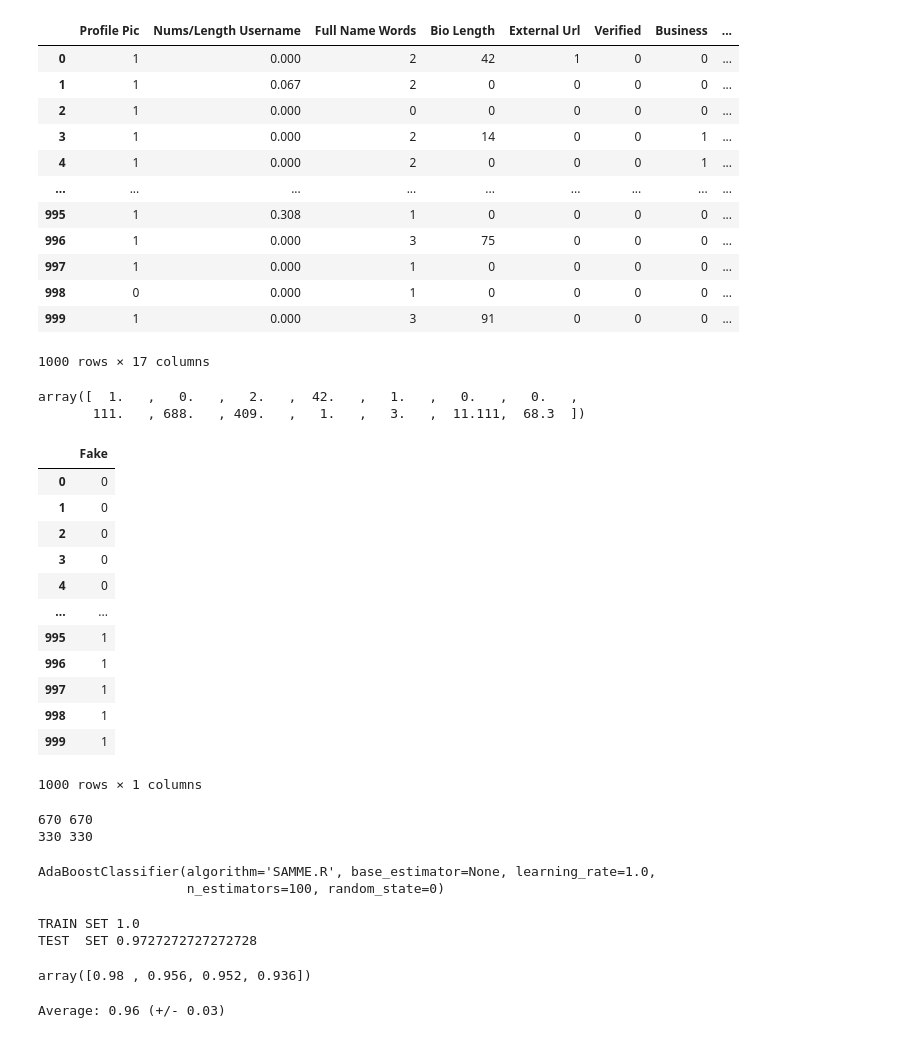
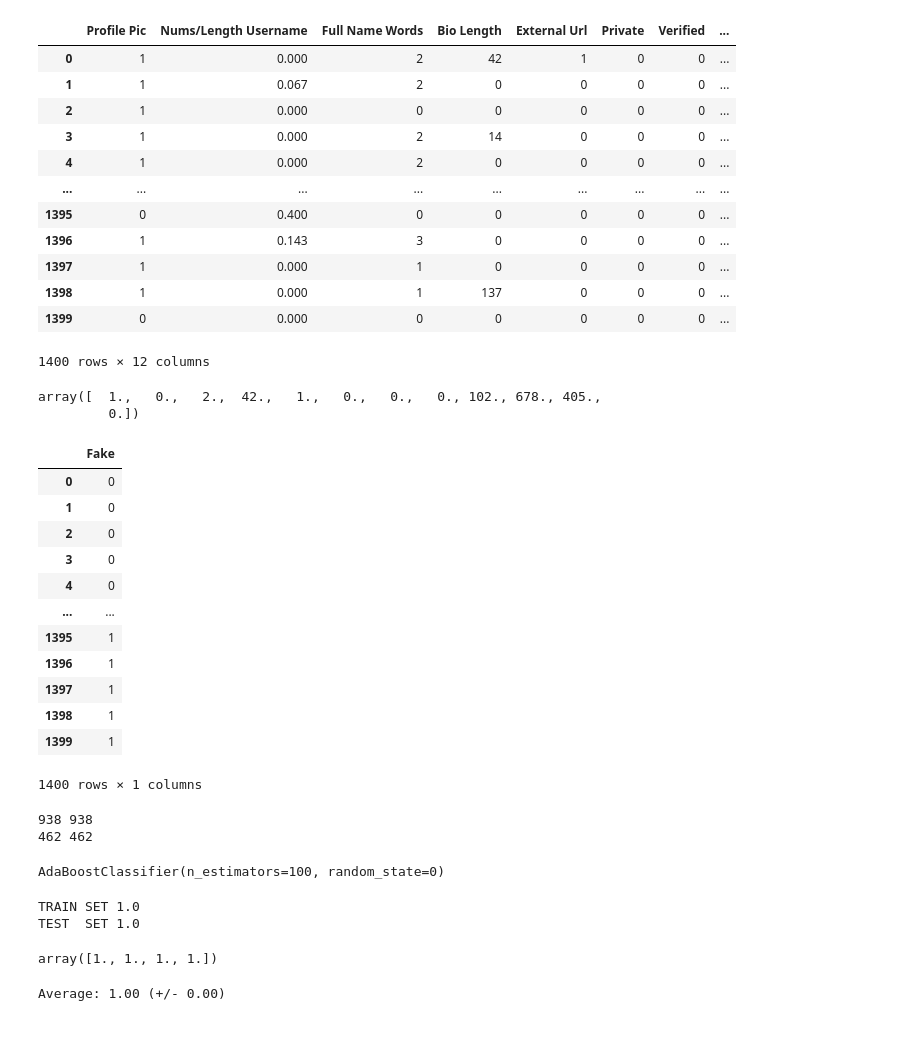
Before and after one commit to bisuraj/InstaTrust, a Jupyter notebook: ML Classifier/Public Account Classification/AdaBoost Classifier.ipynb, the cells around one changed output. Saved outputs shown, nothing was run; the diff lists cells and outputs as text; code cells hidden in the pictures.

```diff
--- a/ML Classifier/Public Account Classification/AdaBoost Classifier.ipynb
+++ b/ML Classifier/Public Account Classification/AdaBoost Classifier.ipynb
@@ -1,28 +10,28 @@
 # %%
 import pandas as pd
 
-df = pd.read_csv("../../dataset/public_dataset.csv")
+df = pd.read_csv("../../dataset/public_profile.csv")
 df
 # %% [output]
-|  | Profile Pic | Nums/Length Username | Full Name Words | Bio Length | External Url | Verified | Business | ... |
+|  | Profile Pic | Nums/Length Username | Full Name Words | Bio Length | External Url | Private | Verified | ... |
 | 0 | 1 | 0.000 | 2 | 42 | 1 | 0 | 0 | ... |
 | 1 | 1 | 0.067 | 2 | 0 | 0 | 0 | 0 | ... |
 | 2 | 1 | 0.000 | 0 | 0 | 0 | 0 | 0 | ... |
-| 3 | 1 | 0.000 | 2 | 14 | 0 | 0 | 1 | ... |
-| 4 | 1 | 0.000 | 2 | 0 | 0 | 0 | 1 | ... |
+| 3 | 1 | 0.000 | 2 | 14 | 0 | 0 | 0 | ... |
+| 4 | 1 | 0.000 | 2 | 0 | 0 | 0 | 0 | ... |
 | ... | ... | ... | ... | ... | ... | ... | ... | ... |
-| 995 | 1 | 0.308 | 1 | 0 | 0 | 0 | 0 | ... |
-| 996 | 1 | 0.000 | 3 | 75 | 0 | 0 | 0 | ... |
-| 997 | 1 | 0.000 | 1 | 0 | 0 | 0 | 0 | ... |
-| 998 | 0 | 0.000 | 1 | 0 | 0 | 0 | 0 | ... |
-| 999 | 1 | 0.000 | 3 | 91 | 0 | 0 | 0 | ... |
+| 1395 | 0 | 0.400 | 0 | 0 | 0 | 0 | 0 | ... |
+| 1396 | 1 | 0.143 | 3 | 0 | 0 | 0 | 0 | ... |
+| 1397 | 1 | 0.000 | 1 | 0 | 0 | 0 | 0 | ... |
+| 1398 | 1 | 0.000 | 1 | 137 | 0 | 0 | 0 | ... |
+| 1399 | 0 | 0.000 | 0 | 0 | 0 | 0 | 0 | ... |
-1000 rows × 17 columns
+1400 rows × 12 columns
 # %%
 X=df.iloc[:, 0:14].values
 X[0]
 # %% [output]
-array([  1.   ,   0.   ,   2.   ,  42.   ,   1.   ,   0.   ,   0.   ,
-       111.   , 688.   , 409.   ,   1.   ,   3.   ,  11.111,  68.3  ])
+array([  1.,   0.,   2.,  42.,   1.,   0.,   0.,   0., 102., 678., 405.,
+         0.])
 # %%
 y=df[['Fake']]
 y
@@ -34,12 +43,12 @@ y
 | 3 | 0 |
 | 4 | 0 |
 | ... | ... |
-| 995 | 1 |
-| 996 | 1 |
-| 997 | 1 |
-| 998 | 1 |
-| 999 | 1 |
+| 1395 | 1 |
+| 1396 | 1 |
+| 1397 | 1 |
+| 1398 | 1 |
+| 1399 | 1 |
-1000 rows × 1 columns
+1400 rows × 1 columns
 # %%
 from sklearn.model_selection import train_test_split
 X_train, X_test, y_train, y_test = train_test_split(X, y, test_size=0.33, random_state=42)
@@ -47,8 +56,8 @@ X_train, X_test, y_train, y_test = train_test_split(X, y, test_size=0.33, random
 print(len(X_train), len(y_train))
 print(len(X_test), len(y_test))
 # %% [output]
-670 670
-330 330
+938 938
+462 462
 # %%
 #AdaBoost
 from sklearn.ensemble import AdaBoostClassifier
@@ -56,24 +65,23 @@ clf = AdaBoostClassifier(n_estimators=100, random_state=0)
 # %%
 clf.fit(X_train, y_train.values.ravel())
 # %% [output]
-AdaBoostClassifier(algorithm='SAMME.R', base_estimator=None, learning_rate=1.0,
-                   n_estimators=100, random_state=0)
+AdaBoostClassifier(n_estimators=100, random_state=0)
 # %%
 print("TRAIN SET", clf.score(X_train, y_train))
 print("TEST  SET", clf.score(X_test, y_test))
 # %% [output]
 TRAIN SET 1.0
-TEST  SET 0.9727272727272728
+TEST  SET 1.0
 # %%
 from sklearn.model_selection import cross_val_score
 scores = cross_val_score(clf, X, y.values.ravel(), cv=4)
 scores
 # %% [output]
-array([0.98 , 0.956, 0.952, 0.936])
+array([1., 1., 1., 1.])
 # %%
 print("Average: %0.2f (+/- %0.2f)" % (scores.mean(), scores.std() * 2))
 # %% [output]
-Average: 0.96 (+/- 0.03)
+Average: 1.00 (+/- 0.00)
 # %%
 import matplotlib.pyplot as plt
 import numpy as np
```
Also changed, not shown: parts of 4 cells of this notebook, 10 other files.
